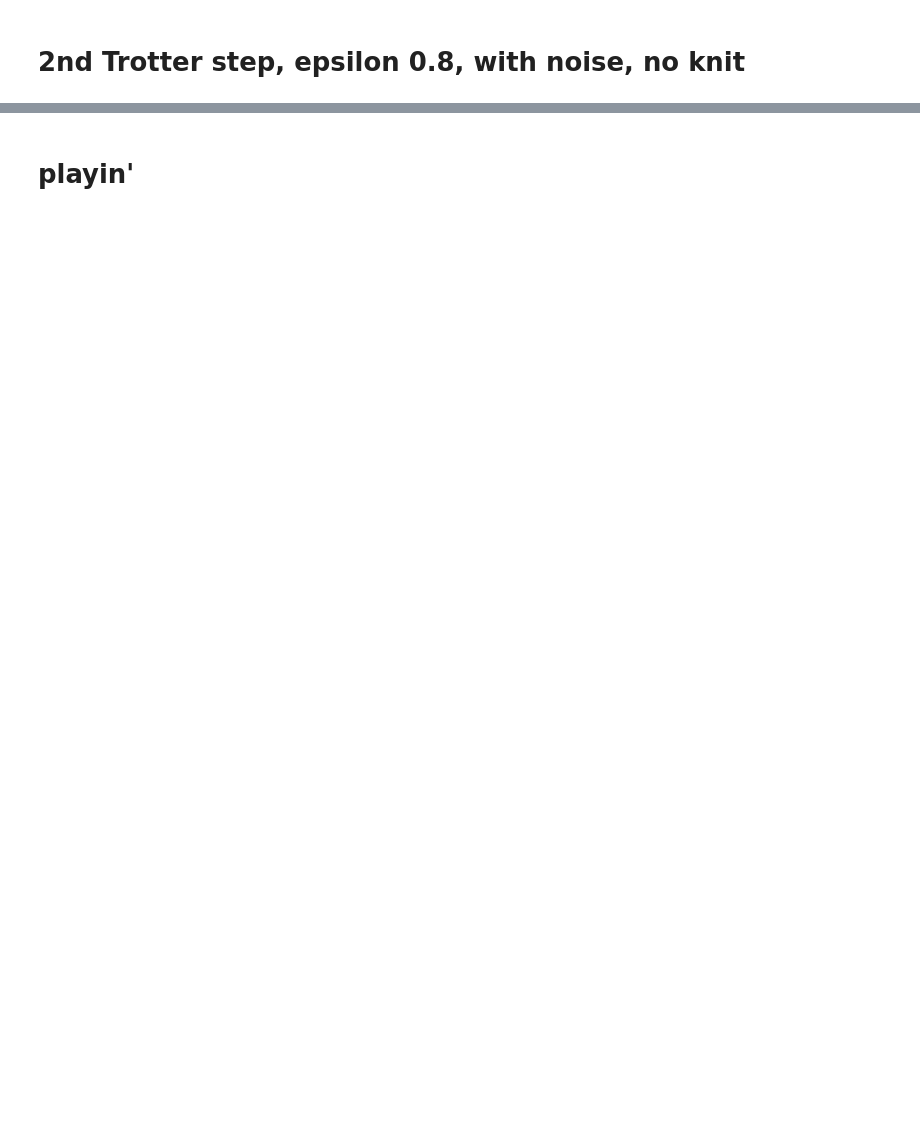
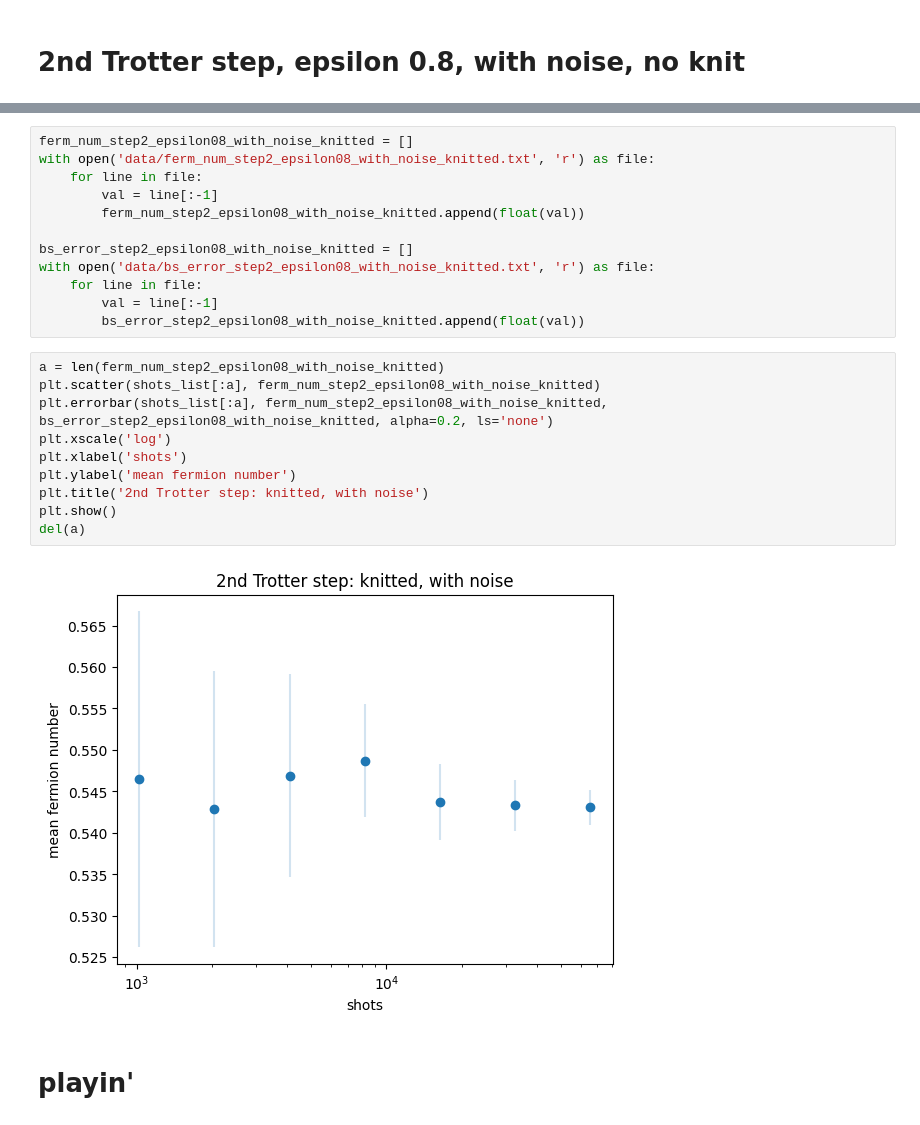
Before and after one commit to petergerrit/circuit_knitting, a Jupyter notebook: plots.ipynb, the cells around one changed output, grey strips where cells are left out. Saved outputs shown, nothing was run; the diff lists cells and outputs as text; blank space fills up the shorter version.

```diff
--- a/plots.ipynb
+++ b/plots.ipynb
@@ -127,2 +178,26 @@ plt.show()
+# %%
+ferm_num_step2_epsilon08_with_noise_knitted = []
+with open('data/ferm_num_step2_epsilon08_with_noise_knitted.txt', 'r') as file:
+    for line in file:
+        val = line[:-1]
+        ferm_num_step2_epsilon08_with_noise_knitted.append(float(val))
+
+bs_error_step2_epsilon08_with_noise_knitted = []
+with open('data/bs_error_step2_epsilon08_with_noise_knitted.txt', 'r') as file:
+    for line in file:
+        val = line[:-1]
+        bs_error_step2_epsilon08_with_noise_knitted.append(float(val))
+# %%
+a = len(ferm_num_step2_epsilon08_with_noise_knitted)
+plt.scatter(shots_list[:a], ferm_num_step2_epsilon08_with_noise_knitted)
+plt.errorbar(shots_list[:a], ferm_num_step2_epsilon08_with_noise_knitted, bs_error_step2_epsilon08_with_noise_knitted, alpha=0.2, ls='none')
+plt.xscale('log')
+plt.xlabel('shots')
+plt.ylabel('mean fermion number')
+plt.title('2nd Trotter step: knitted, with noise')
+plt.show()
+del(a)
+# %% [output]
+[figure, added]
 # %% [markdown]
 # playin'
```
Also changed, not shown: parts of 23 cells of this notebook, 11 other files.
